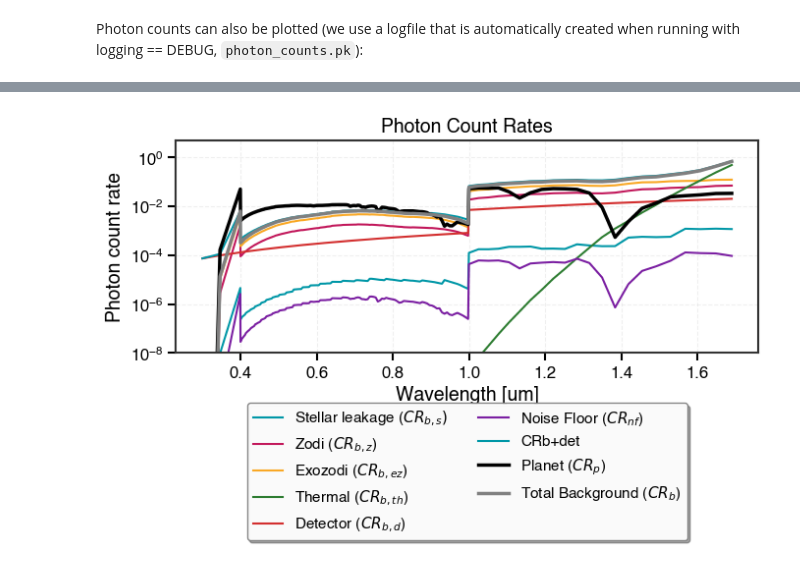
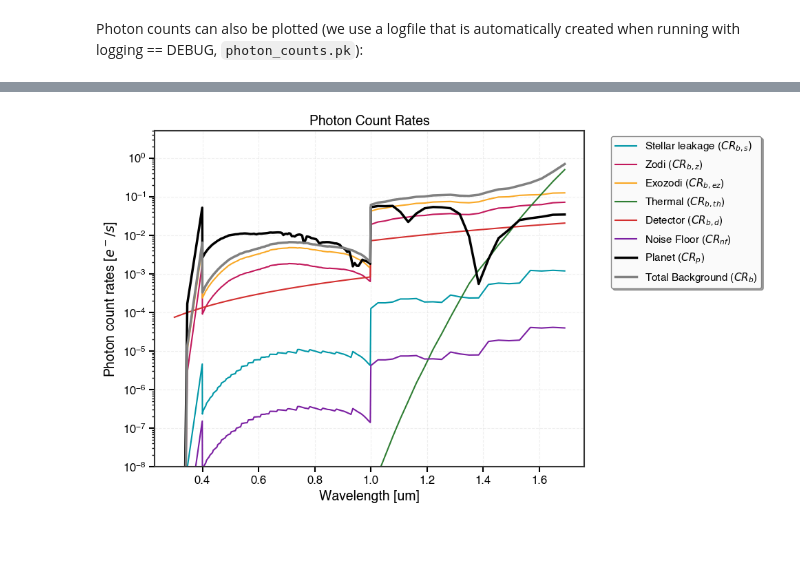
Before and after one commit to eleonoraalei/pyEDITH, a Jupyter notebook: tutorials/spectroscopy_tutorial.ipynb, the cells around one changed output, grey strips where cells are left out. Saved outputs shown, nothing was run; the diff lists cells and outputs as text; code cells hidden in the pictures; blank space fills up the shorter version.

Commit message:
Bugfix: moved SNR outside of CRnf calculation

```diff
--- a/tutorials/spectroscopy_tutorial.ipynb
+++ b/tutorials/spectroscopy_tutorial.ipynb
@@ -625,11 +625,11 @@ name_mapping = {
     "CRb": r"Total Background ($CR_b$)"
 }
 
-fig = plt.figure(dpi=100)
+fig = plt.figure(figsize=(10, 6), dpi=100)
 ax = plt.gca()
 
 for key in photon_counts.keys():
-    if key not in ["PPF_ez", 'omega_lod', "CRnf_s", "CRnf_ez", "CRbbin","CRp","CRb"]:
+    if key not in ["PPF_ez", 'omega_lod', "CRnf_s", "CRnf_ez", "CRbbin","CRp","CRb", "CRb+det"]:
         label = name_mapping.get(key, key)
         plt.plot(observation.wavelength, photon_counts[key], label=label, lw=1.5)
 #Special treatment for CRp and CRb
@@ -640,7 +640,7 @@ plt.plot(observation.wavelength, photon_counts['CRb'], label=label, lw=2.5,color
 
 plt.yscale("log")
 plt.ylim(1e-8, 5e0)
-plt.ylabel("Photon count rate", fontsize=14, fontweight='bold')
+plt.ylabel("Photon count rates [$e^-/s$]", fontsize=14, fontweight='bold')
 plt.xlabel("Wavelength [um]", fontsize=14, fontweight='bold')
 plt.tick_params(axis='both', which='major', labelsize=12, width=1.5, length=6)
 plt.tick_params(axis='both', which='minor', width=1, length=3)
@@ -648,8 +648,9 @@ for spine in ax.spines.values():
     spine.set_visible(True)
     spine.set_linewidth(1.5)
 plt.grid(True, alpha=0.3, linestyle='--', linewidth=0.8)
-plt.legend(bbox_to_anchor=(0.5, -0.2), loc='upper center', fontsize=11, frameon=True, shadow=True, fancybox=True,
-           framealpha=0.95, edgecolor='gray', ncol=2)
+plt.legend(bbox_to_anchor=(1.05, 1), loc='upper left', fontsize=11,
+          frameon=True, shadow=True, fancybox=True, framealpha=0.95,
+          edgecolor='gray', ncol=1)
 plt.title("Photon Count Rates", fontsize=14, fontweight='bold')
 plt.tight_layout()
 # %% [output]
@@ -659 +660 @@ plt.tight_layout()
-[figure, old version]
+[figure, new version]
```
Also changed, not shown: parts of 6 cells of this notebook, 2 other files.
